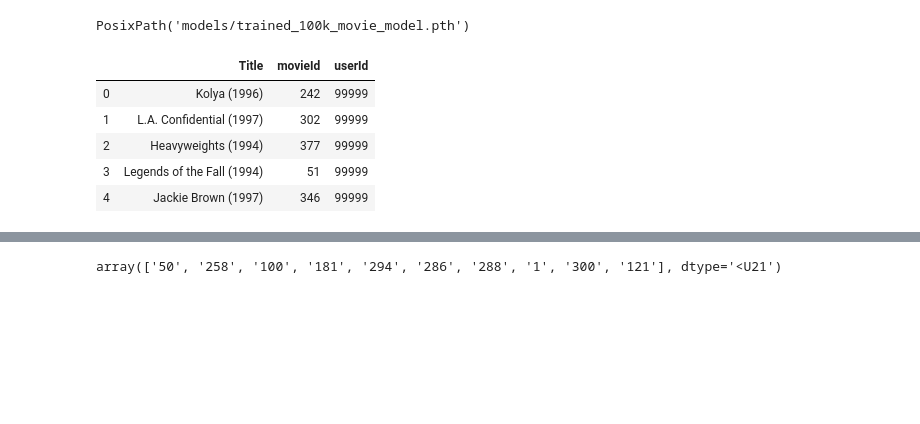
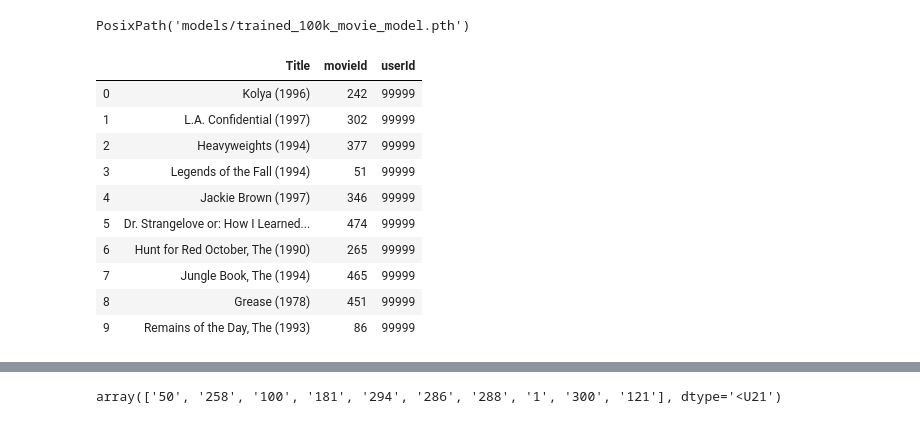
Before and after one commit to jaganlal/NCFMovie100k, a Jupyter notebook: NCFMovie100K.ipynb, the cells around one changed output, grey strips where cells are left out. Drawn from its saved outputs; the diff is of its cells as text; code cells hidden in the pictures; blank space fills up the shorter version.

```diff
--- a/NCFMovie100K.ipynb
+++ b/NCFMovie100K.ipynb
@@ -142,20 +142,25 @@ PosixPath('models/trained_100k_movie_model.pth')
 # %%
 # Logic from https://medium.com/@igorirailean/a-recommender-system-using-fastai-in-google-colab-110d363d422f
 # https://github.com/IRailean/RecommenderSystem/blob/master/MovieTweetingRecommender.ipynb
 rows = []
 movies = list(rating_movie.drop_duplicates(subset='movieId', keep='first').movieId)
 titles = list(rating_movie.drop_duplicates(subset='movieId', keep='first').title)
 for i in range(len(movies)):
   rows.append( dict({'Title': titles[i], 'movieId' : movies[i], 'userId' : 99999}))
 test_data = pd.DataFrame(rows)
-test_data.head()
+test_data[:10]
 # %% [output]
 |  | Title | movieId | userId |
 | 0 | Kolya (1996) | 242 | 99999 |
 | 1 | L.A. Confidential (1997) | 302 | 99999 |
 | 2 | Heavyweights (1994) | 377 | 99999 |
 | 3 | Legends of the Fall (1994) | 51 | 99999 |
 | 4 | Jackie Brown (1997) | 346 | 99999 |
+| 5 | Dr. Strangelove or: How I Learned... | 474 | 99999 |
+| 6 | Hunt for Red October, The (1990) | 265 | 99999 |
+| 7 | Jungle Book, The (1994) | 465 | 99999 |
+| 8 | Grease (1978) | 451 | 99999 |
+| 9 | Remains of the Day, The (1993) | 86 | 99999 |
 # %%
 # Load your model
 data_collab_newuser = CollabDataBunch.from_df(rating_movie, test=test_data, seed=42, valid_pct=0.1)
```
Also changed, not shown: parts of 12 cells of this notebook.
